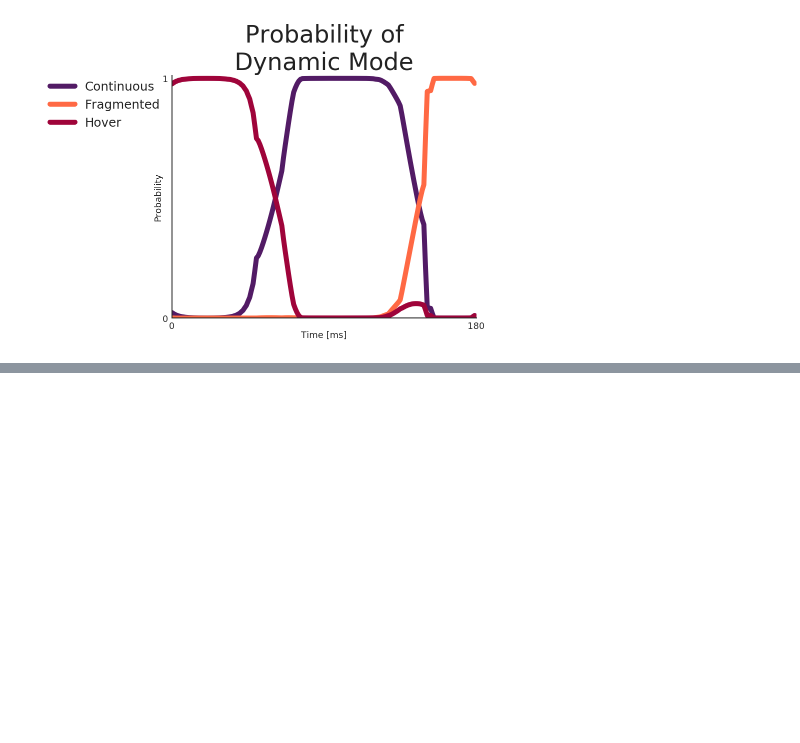
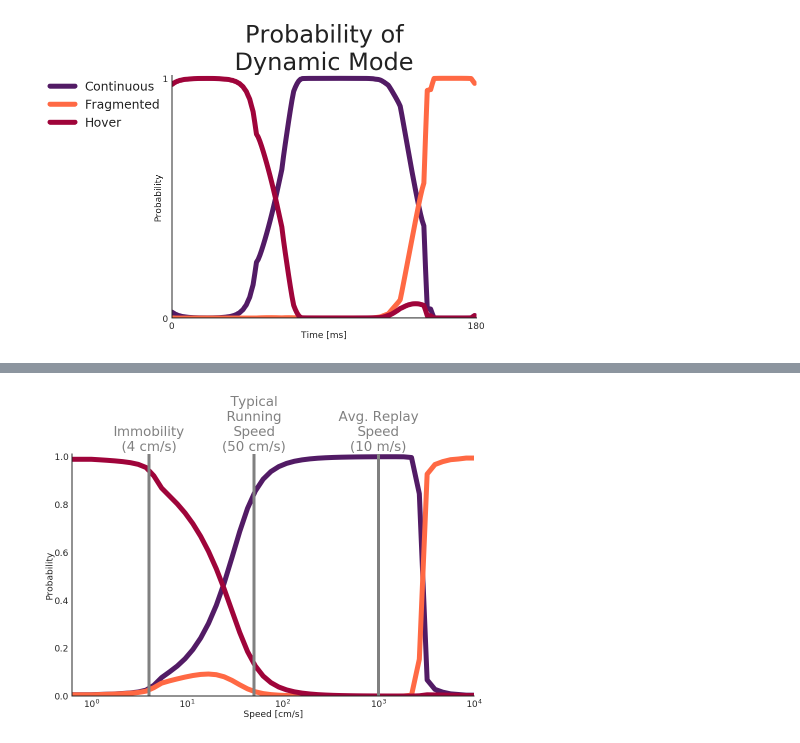
Before and after one commit to Eden-Kramer-Lab/replay_trajectory_paper, a Jupyter notebook: notebooks/Figure1.ipynb, the cells around one changed output, grey strips where cells are left out. Cells and saved outputs as stored; diff of their text form; code cells hidden in the pictures; blank space fills up the shorter version.

```diff
--- a/notebooks/Figure1.ipynb
+++ b/notebooks/Figure1.ipynb
@@ -200,0 +304,15 @@ plt.xlim((replay_time.min(), replay_time.max() + 1))
+# %%
+from tqdm.autonotebook import tqdm
+import xarray as xr
+import pandas as pd
+
+speeds = np.logspace(0, 4)
+speeds = np.insert(np.logspace(0, 4), 0, 0)
+
+probabilities = xr.concat(
+    [
+        get_constant_velocity_stats(classifier, actual_speed=speed)
+        for speed in tqdm(speeds)
+    ],
+    dim=pd.Index(speeds, name="Speed"),
+)
@@ -200,0 +321,34 @@ plt.xlim((replay_time.min(), replay_time.max() + 1))
+# %%
+fig, ax = plt.subplots()
+
+for state, prob in zip(probabilities.state.values, probabilities.values.T):
+    ax.plot(speeds, prob, linewidth=5, label=state, color=STATE_COLORS[state])
+
+ax.axvline(4, color="grey", linewidth=3, linestyle="-")
+ax.text(4, 1.01, "Immobility\n(4 cm/s)", va="bottom", ha="center", color="grey")
+
+ax.axvline(50, color="grey", linewidth=3, linestyle="-")
+ax.text(
+    50,
+    1.01,
+    "Typical\nRunning\nSpeed\n(50 cm/s)",
+    va="bottom",
+    ha="center",
+    color="grey",
+)
+
+ax.axvline(1000, color="grey", linewidth=3, linestyle="-")
+ax.text(
+    1000, 1.01, "Avg. Replay\nSpeed\n(10 m/s)", va="bottom", ha="center", color="grey"
+)
+
+ax.set_xlabel("Speed [cm/s]")
+
+ax.set_ylabel("Probability")
+ax.set_ylim((0, 1.01))
+
+plt.xscale("log")
+ax.set_xlim((speeds.min(), speeds.max()))
+sns.despine()
+# %% [output]
+[figure, added]
```
Also changed, not shown: parts of 16 cells of this notebook, 3 other files.
